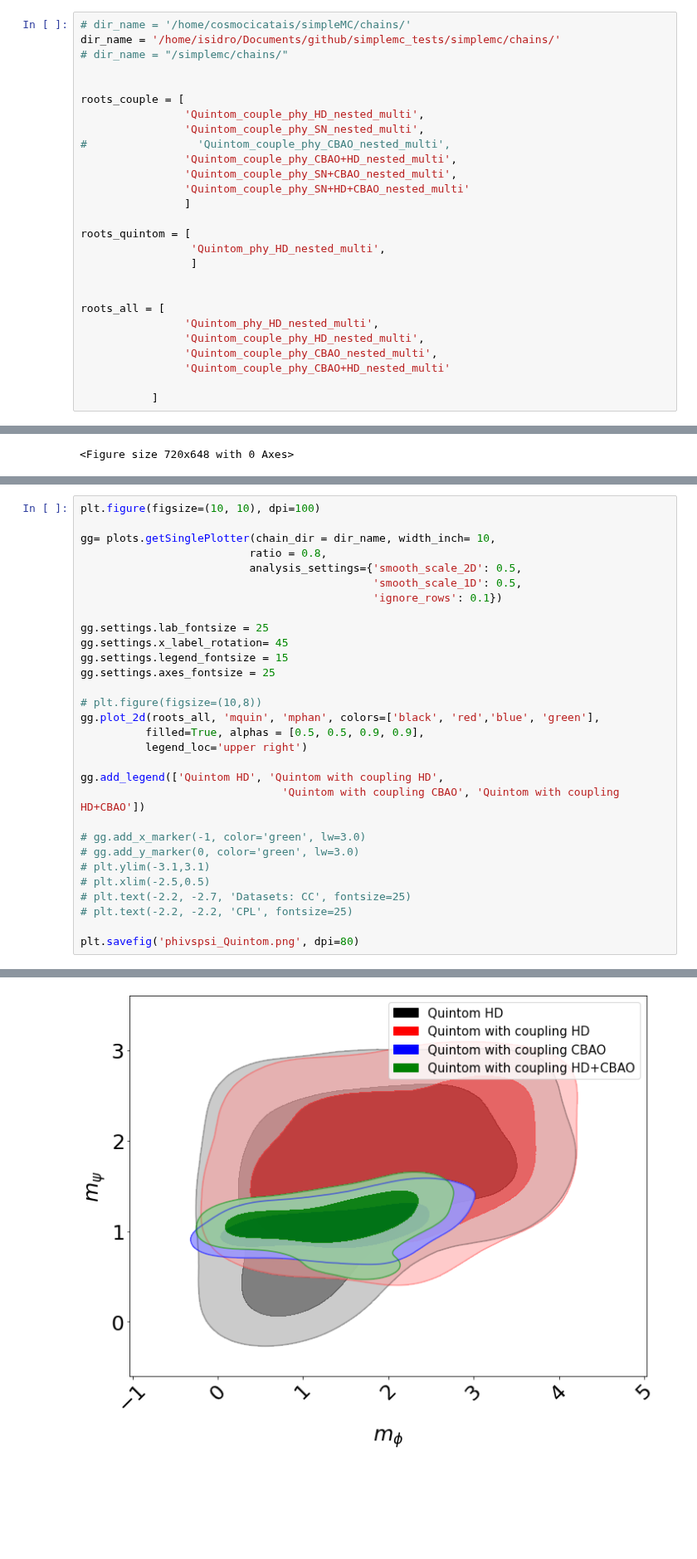
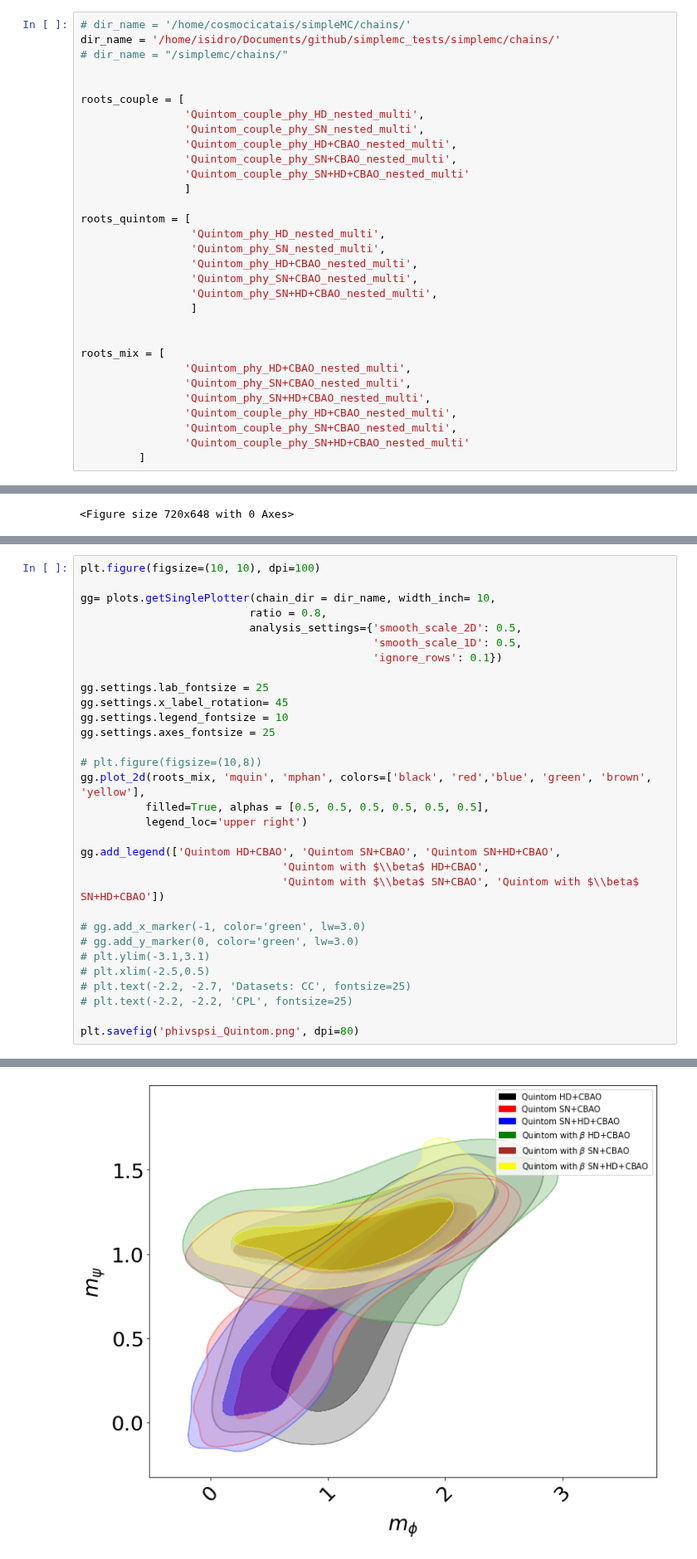
Before and after one commit to igomezv/simplemc_tests, a Jupyter notebook: getdist_Quintom.ipynb, the cells around one changed output, grey strips where cells are left out. Shown at 83% size. Cells and saved outputs as stored; diff of their text form; blank space fills up the shorter version.

```diff
--- a/getdist_Quintom.ipynb
+++ b/getdist_Quintom.ipynb
@@ -22,24 +22,28 @@ dir_name = '/home/isidro/Documents/github/simplemc_tests/simplemc/chains/'
 roots_couple = [
                 'Quintom_couple_phy_HD_nested_multi',
                 'Quintom_couple_phy_SN_nested_multi',
-#                 'Quintom_couple_phy_CBAO_nested_multi',
-                'Quintom_couple_phy_CBAO+HD_nested_multi',
+                'Quintom_couple_phy_HD+CBAO_nested_multi',
                 'Quintom_couple_phy_SN+CBAO_nested_multi',
                 'Quintom_couple_phy_SN+HD+CBAO_nested_multi'
                 ]
 
 roots_quintom = [
                  'Quintom_phy_HD_nested_multi',
+                 'Quintom_phy_SN_nested_multi',
+                 'Quintom_phy_HD+CBAO_nested_multi',
+                 'Quintom_phy_SN+CBAO_nested_multi',
+                 'Quintom_phy_SN+HD+CBAO_nested_multi',
                  ]
 
 
-roots_all = [
-                'Quintom_phy_HD_nested_multi',
-                'Quintom_couple_phy_HD_nested_multi',
-                'Quintom_couple_phy_CBAO_nested_multi',
-                'Quintom_couple_phy_CBAO+HD_nested_multi'
-
-           ]
+roots_mix = [
+                'Quintom_phy_HD+CBAO_nested_multi',
+                'Quintom_phy_SN+CBAO_nested_multi',
+                'Quintom_phy_SN+HD+CBAO_nested_multi',
+                'Quintom_couple_phy_HD+CBAO_nested_multi',
+                'Quintom_couple_phy_SN+CBAO_nested_multi',
+                'Quintom_couple_phy_SN+HD+CBAO_nested_multi'
+         ]
 # %%
 g = plots.getSinglePlotter(chain_dir = dir_name, width_inch= 10,
                           ratio = 0.9,
@@ -140,33 +152,34 @@ plt.savefig('TriangleQuintomAll.png', dpi=80)
 # %%
 plt.figure(figsize=(10, 10), dpi=100)
 
 gg= plots.getSinglePlotter(chain_dir = dir_name, width_inch= 10,
                           ratio = 0.8,
                           analysis_settings={'smooth_scale_2D': 0.5,
                                              'smooth_scale_1D': 0.5,
                                              'ignore_rows': 0.1})
 
 gg.settings.lab_fontsize = 25
 gg.settings.x_label_rotation= 45
-gg.settings.legend_fontsize = 15
+gg.settings.legend_fontsize = 10
 gg.settings.axes_fontsize = 25
 
 # plt.figure(figsize=(10,8))
-gg.plot_2d(roots_all, 'mquin', 'mphan', colors=['black', 'red','blue', 'green'],
-          filled=True, alphas = [0.5, 0.5, 0.9, 0.9],
+gg.plot_2d(roots_mix, 'mquin', 'mphan', colors=['black', 'red','blue', 'green', 'brown', 'yellow'],
+          filled=True, alphas = [0.5, 0.5, 0.5, 0.5, 0.5, 0.5],
           legend_loc='upper right')
 
-gg.add_legend(['Quintom HD', 'Quintom with coupling HD',
-                               'Quintom with coupling CBAO', 'Quintom with coupling HD+CBAO'])
+gg.add_legend(['Quintom HD+CBAO', 'Quintom SN+CBAO', 'Quintom SN+HD+CBAO',
+                               'Quintom with $\\beta$ HD+CBAO',
+                               'Quintom with $\\beta$ SN+CBAO', 'Quintom with $\\beta$ SN+HD+CBAO'])
 
 # gg.add_x_marker(-1, color='green', lw=3.0)
 # gg.add_y_marker(0, color='green', lw=3.0)
 # plt.ylim(-3.1,3.1)
 # plt.xlim(-2.5,0.5)
 # plt.text(-2.2, -2.7, 'Datasets: CC', fontsize=25)
 # plt.text(-2.2, -2.2, 'CPL', fontsize=25)
 
 plt.savefig('phivspsi_Quintom.png', dpi=80)
 # %% [output]
 <Figure size 1000x1000 with 0 Axes>
-[figure, old version]
+[figure, new version]
```
Also changed, not shown: parts of 5 cells of this notebook.
